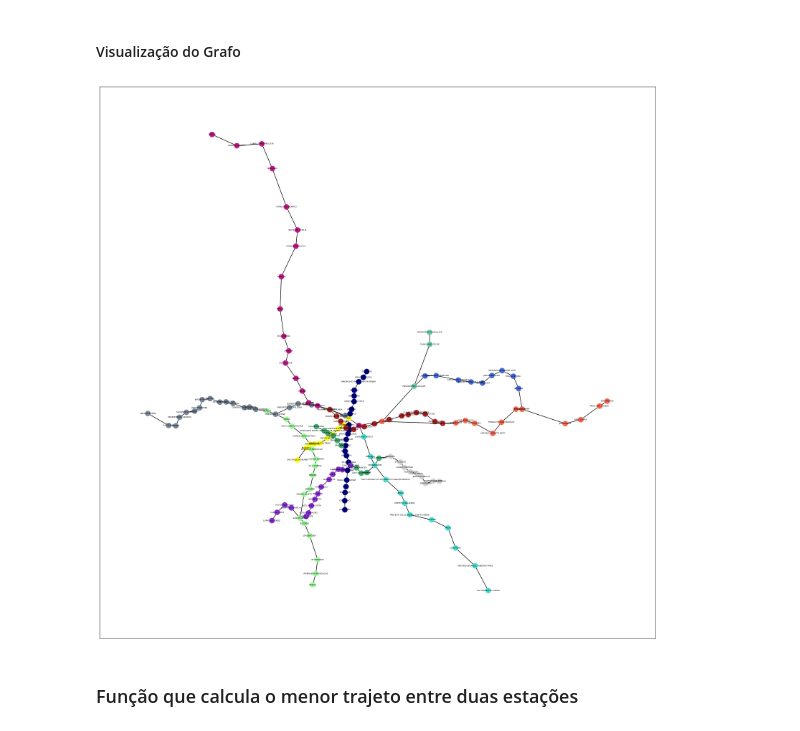
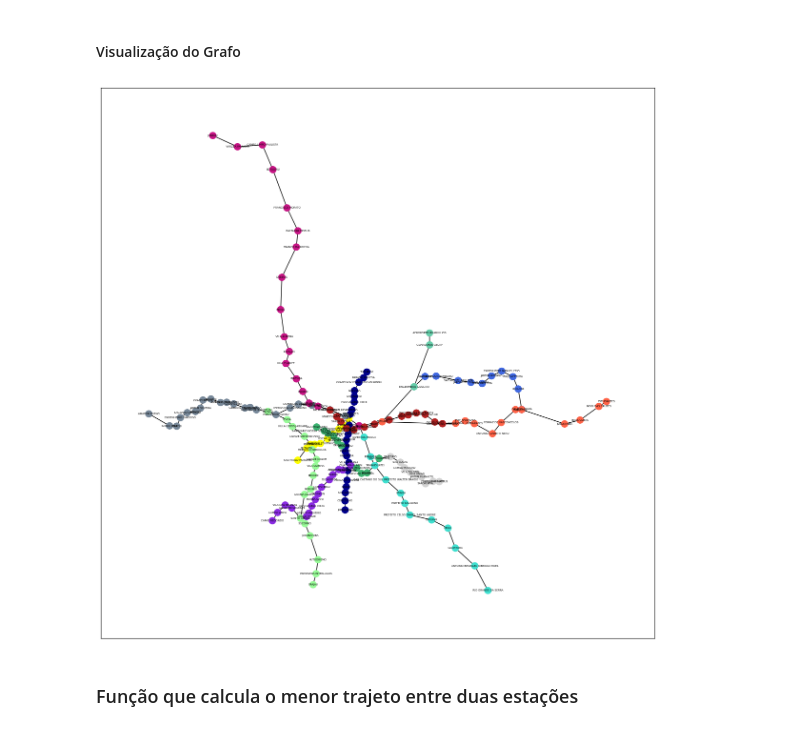
Before and after one commit to fernandobrancher/DataScience-Course_project4, a Jupyter notebook: ProjetoFinal_.ipynb, the cells around one changed output. Drawn from its saved outputs; the diff is of its cells as text; code cells hidden in the pictures.

```diff
--- a/ProjetoFinal_.ipynb
+++ b/ProjetoFinal_.ipynb
@@ -130,11 +129,11 @@ for estacao in metro:
 #### Visualização do Grafo
 # %%
 #visualizar grafo
-plt.figure(figsize=(20,20))
+plt.figure(figsize=(15,15))
 position = nx.spring_layout(metro, seed=20)
 nx.draw_networkx(metro, nx.get_node_attributes(metro, 'pos'), node_color=color_map, node_size=100, font_size=4)
 # %% [output]
-[figure, old version]
+[figure, new version]
 # %% [markdown]
 ### Função que calcula o menor trajeto entre duas estações
 # %%
```
Also changed, not shown: parts of 4 cells of this notebook.
